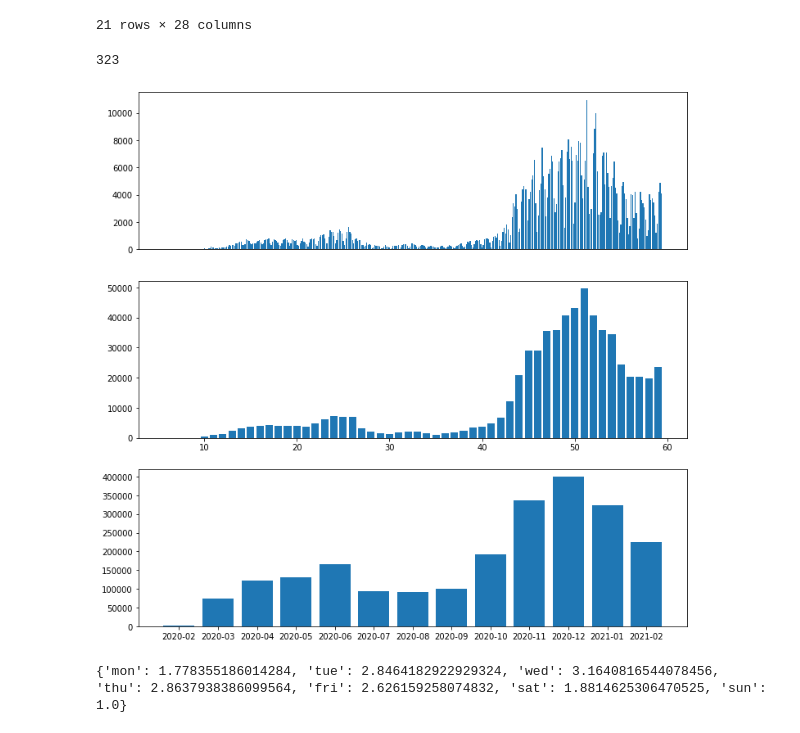
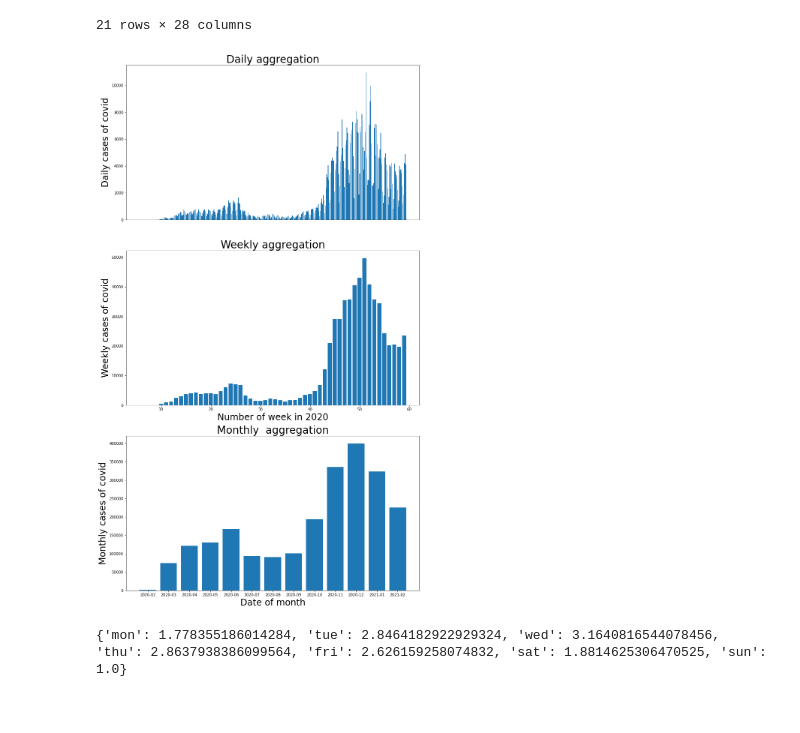
Before and after one commit to Ivpe1975/fyp2021p02g07, a Jupyter notebook: notebooks/DataAnalysis.ipynb, the cells around one changed output. Cells and saved outputs as stored; diff of their text form; code cells hidden in the pictures.

```diff
--- a/notebooks/DataAnalysis.ipynb
+++ b/notebooks/DataAnalysis.ipynb
@@ -199,6 +200,3 @@ mask=weather2['iso3166-2'][mask.any(True)]#making the mask values instead of boo
 weather2=weather2.loc[weather2['iso3166-2'].isin(mask)] #sorting weather by all values in mask making it sweden
 weather2['TemperatureAboveGround']=weather2['TemperatureAboveGround']-273.15#converting to celcius
 weatherdk = pd.concat([weatherdk, weather2], axis=0)
-# %%
-for i in weather:
-    print(i)
@@ -316,17 +303,25 @@ len(sumperweek)
-# %%
-max(sumperday)
-sumperday.index(10955)
-# %% [output]
-323
-# %%
-fig, ax = plt.subplots(3,1,figsize=(12,12))
-ax[0].get_xaxis().set_visible(False)
-ax[0].bar(diff_days,sumperday)
-ax[1].bar(diff_weeks,sumperweek)
-ax[2].bar(diff_months,sumspermonth)
-plt.show()
-# %% [output]
-[figure, removed]
+# %%
+fig, ax = plt.subplots(3,1,figsize=(14,18))
+ax[0].get_xaxis().set_visible(False)
+ax[0].set_title("Daily aggregation",size=28)
+ax[0].set_ylabel('Daily cases of covid',size=24)
+ax[0].bar(diff_days,sumperday)
+
+ax[1].bar(diff_weeks,sumperweek)
+ax[1].set_title("Weekly aggregation",size=28)
+ax[1].set_ylabel('Weekly cases of covid',size=24)
+ax[1].set_xlabel('Number of week in 2020',size=24)
+
+
+ax[2].bar(diff_months,sumspermonth)
+ax[2].set_title("Monthly  aggregation",size=28)
+ax[2].set_ylabel('Monthly cases of covid',size=24)
+ax[2].set_xlabel('Date of month',size=24)
+
+plt.subplots_adjust(bottom=-0.2)
+plt.show()
+# %% [output]
+[figure, added]
 # %%
 #figuring out if any of the days had more cases in them
 counter=0
```
Also changed, not shown: parts of 22 cells of this notebook.
